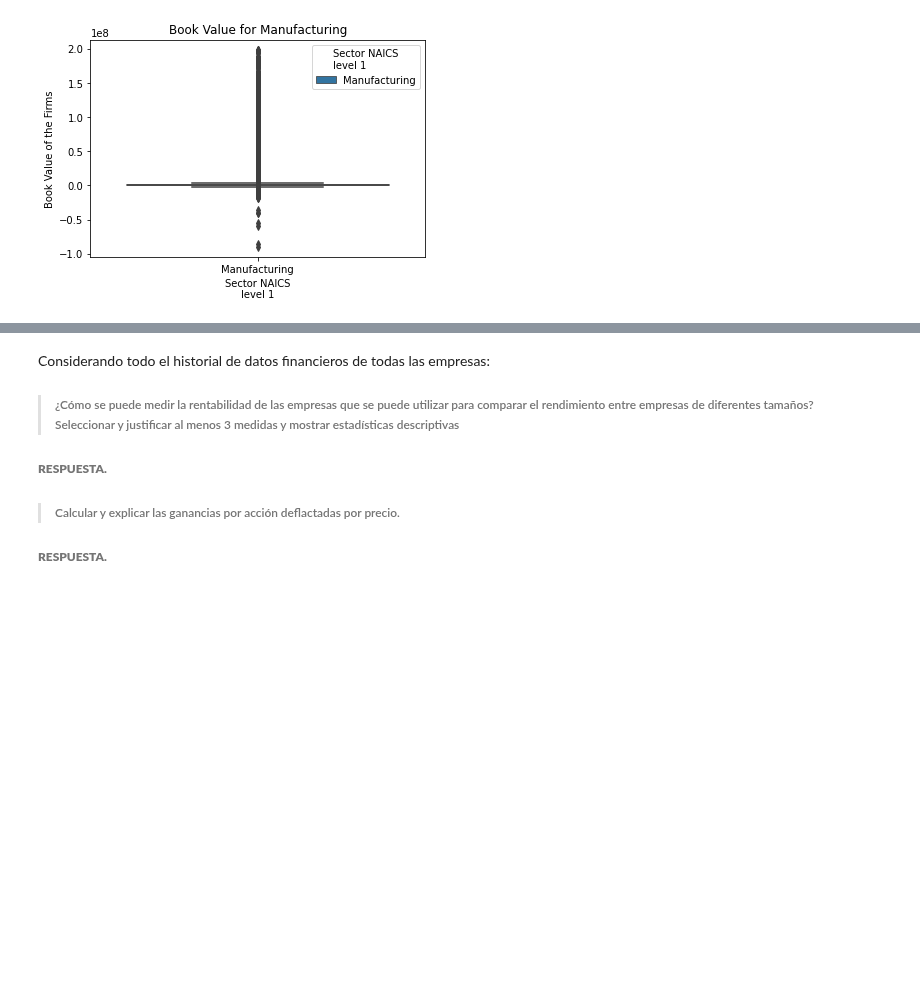
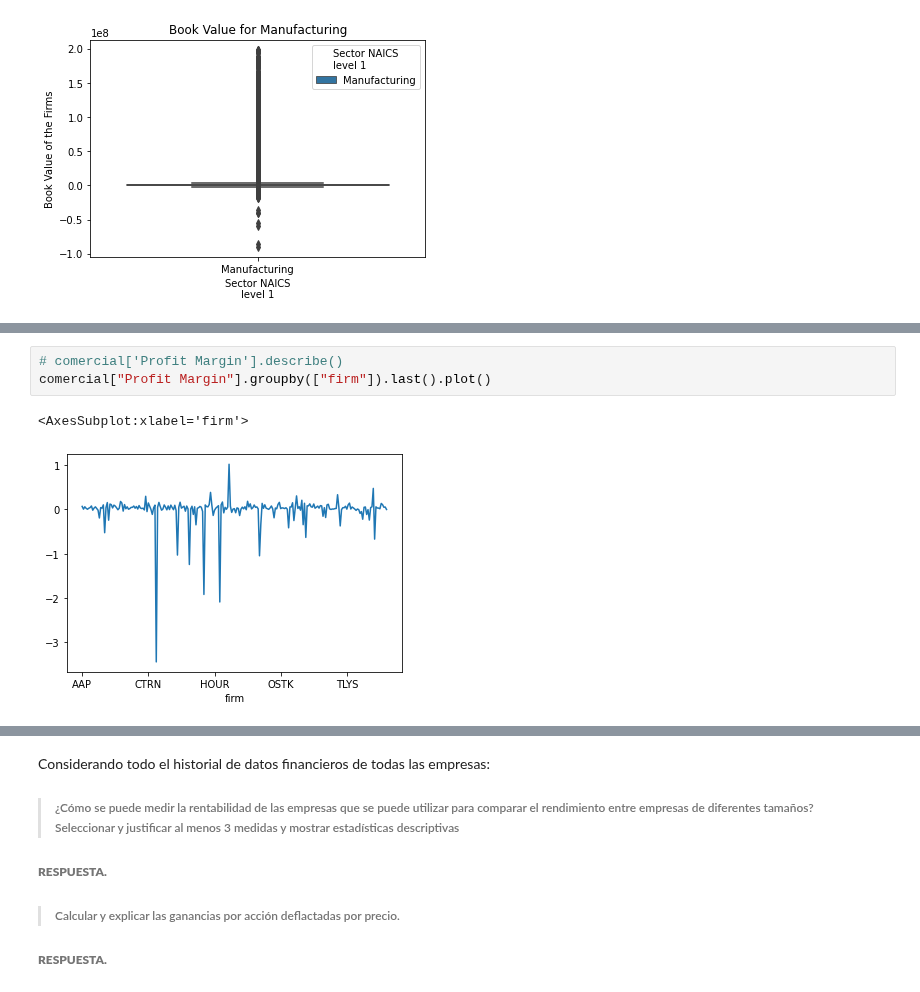
Before and after one commit to AnHrt/StatisticsII, a Jupyter notebook: Statistics/A01369984_BCase.ipynb, the cells around one changed output, grey strips where cells are left out. Saved outputs shown, nothing was run; the diff lists cells and outputs as text; blank space fills up the shorter version.

```diff
--- a/Statistics/A01369984_BCase.ipynb
+++ b/Statistics/A01369984_BCase.ipynb
@@ -379,0 +356,6 @@ Text(0.5, 1.0, 'Book Value for Manufacturing')
+# %%
+# comercial['Profit Margin'].describe()
+comercial["Profit Margin"].groupby(["firm"]).last().plot()
+# %% [output]
+<AxesSubplot:xlabel='firm'>
+[figure, added]
```
Also changed, not shown: parts of 21 cells of this notebook.
